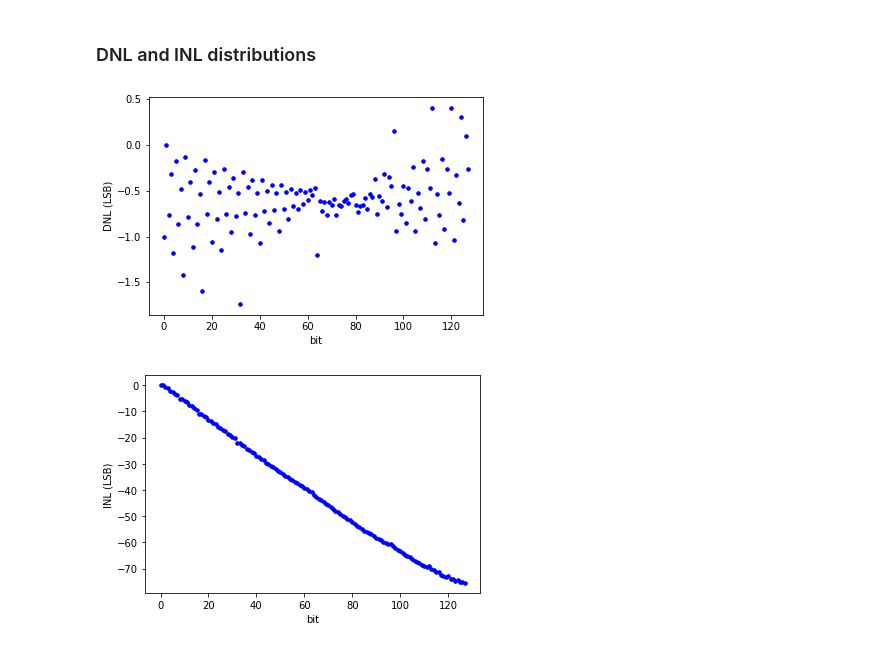
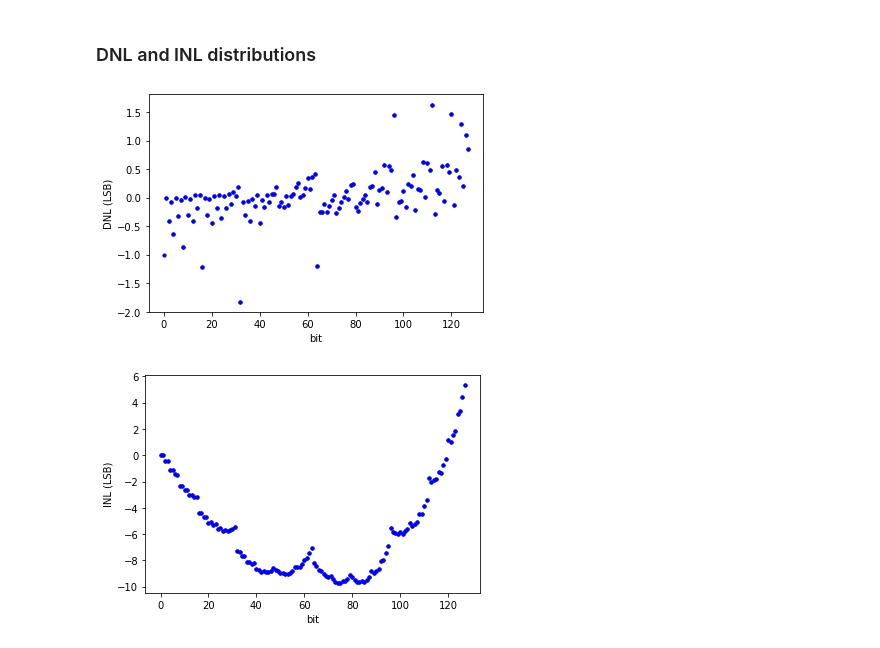
Before and after one commit to wFairmanOlin/madvlsi_proj_4, a Jupyter notebook: analysis.ipynb, the cells around one changed output. Cells and saved outputs as stored; diff of their text form; code cells hidden in the pictures.

```diff
--- a/analysis.ipynb
+++ b/analysis.ipynb
@@ -98,36 +98,37 @@ See the caveats in the documentation: https://pandas.pydata.org/pandas-docs/stab
 #generate DNL & INL Columns
 dnl = []
 inl = []
+lsb_current = 0
 for i in range(128*runs):
     dnl.append(data["diff"].iloc[i] / lsb_current - 1)
     if i % 128 == 0:
         lsb_current = data["iout"].iloc[i+1]
         inl.append(0)
     else:
         inl.append(dnl[-1] + inl[-1])
 
 
 data["dnl"] = dnl
 data["inl"] = inl
 
 # print(dnl)
 #DNL
 fig = plt.figure()
 ax1 = fig.add_subplot()
 
 ax1.scatter(data.bit, data.dnl, s=10, c='b', label="dnl")
 plt.xlabel("bit")
 plt.ylabel("DNL (LSB)")
 plt.show()
 
 #INL
 fig = plt.figure()
 ax1 = fig.add_subplot()
 
 ax1.scatter(data.bit, data.inl, s=10, c='b', label="inl")
 plt.xlabel("bit")
 plt.ylabel("INL (LSB)")
 plt.show()
 # %% [output]
-[figure, old version]
+[figure, new version]
-[figure, old version]
+[figure, new version]
```
Also changed, not shown: parts of 2 cells of this notebook, 3 other files.
